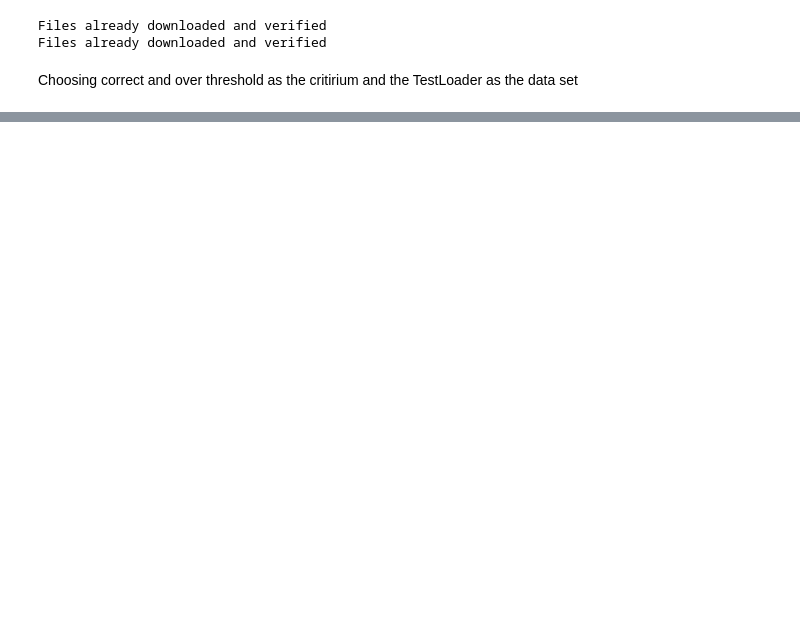
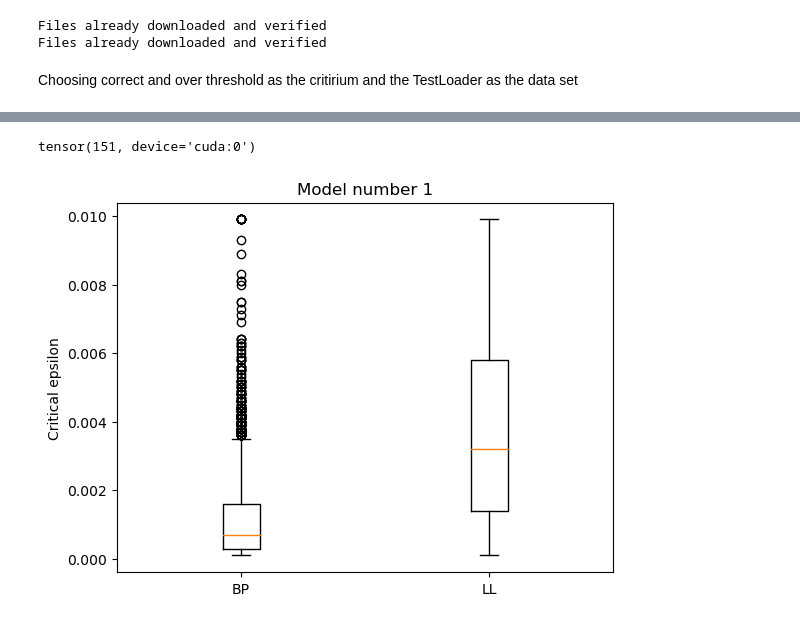
Before and after one commit to holzhauk/LocalLearning, a Jupyter notebook: notebooks/Mia .ipynb, the cells around one changed output, grey strips where cells are left out. Saved outputs shown, nothing was run; the diff lists cells and outputs as text; code cells hidden in the pictures; blank space fills up the shorter version.

Commit message:
Must fix the pgd function, otherwise everything is here to make box plots, must clean up

```diff
--- a/notebooks/Mia .ipynb
+++ b/notebooks/Mia .ipynb
@@ -443,0 +573,10 @@ print(np.mean(eps_fit_curve_at_half_bp))
+# %%
+all_models_per_image_ll = []
+for n in tqdm(range(100)):
+    crit_eps_per = crit_eps_one_model("ll",n,FGSM)
+    all_models_per_image_ll.append(np.array(crit_eps_per.cpu()))
+# %%
+all_models_per_image_bp = []
+for n in tqdm(range(100)):
+    crit_eps_per = crit_eps_one_model("bp",n,FGSM)
+    all_models_per_image_bp.append(np.array(crit_eps_per.cpu()))
@@ -443,0 +597,15 @@ print(np.mean(eps_fit_curve_at_half_bp))
+# %%
+last_eps = long_epslist[-1]
+corr = (howlong_ll==last_eps)
+print(torch.sum(corr))
+# %% [output]
+tensor(151, device='cuda:0')
+# %%
+n = 1
+plt.boxplot([all_models_per_image_bp[n],all_models_per_image_ll[n]])
+plt.xticks([1,2],["BP","LL"])
+plt.ylabel("Critical epsilon")
+plt.title(f"Model number {n}")
+plt.show()
+# %% [output]
+[figure, added]
```
Also changed, not shown: parts of 14 cells of this notebook.
